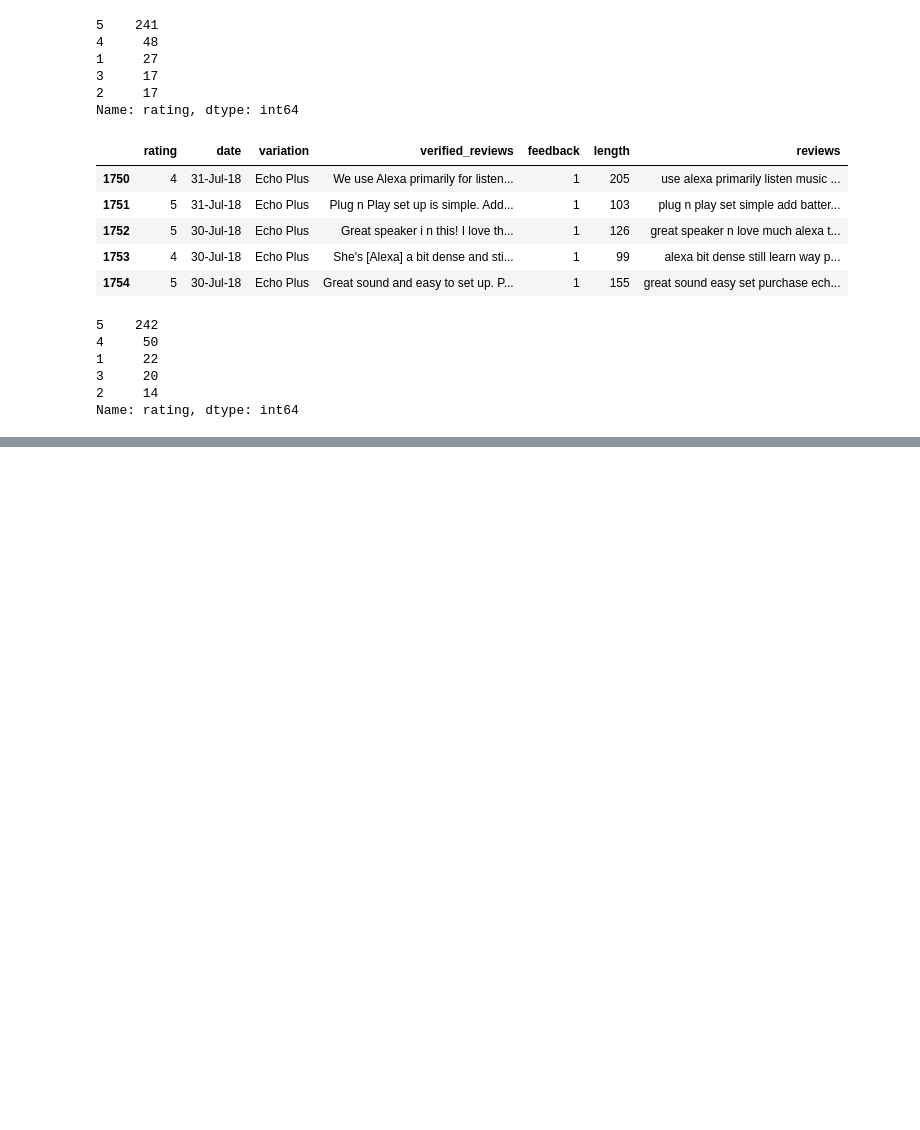
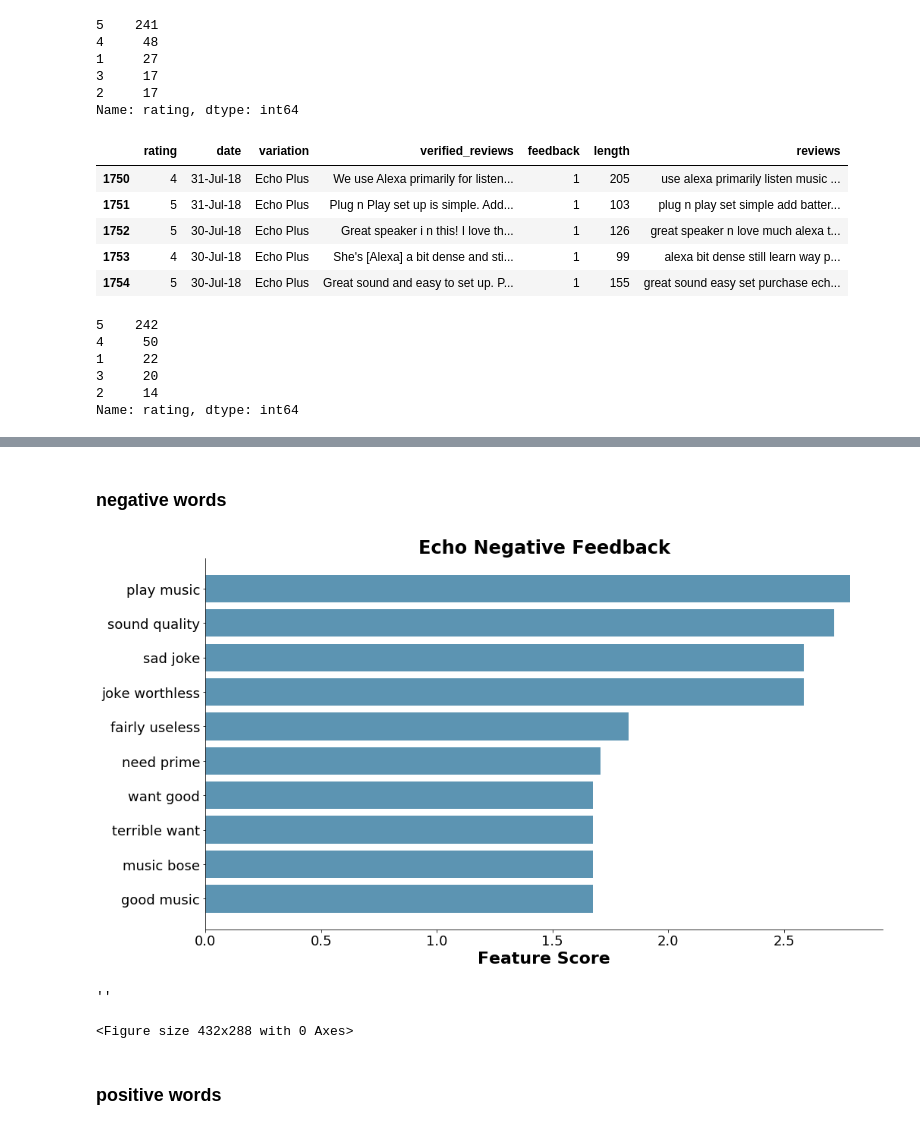
Before and after one commit to kelseyheng/amazon_echo_reviews, a Jupyter notebook: three_battleofthe_echos.ipynb, the cells around one changed output, grey strips where cells are left out. Cells and saved outputs as stored; diff of their text form; code cells hidden in the pictures; blank space fills up the shorter version.

```diff
--- a/three_battleofthe_echos.ipynb
+++ b/three_battleofthe_echos.ipynb
@@ -257,0 +272,46 @@ pickle.dump(plus_df, open("echo_plus.pkl", "wb" ))
+# %%
+neg_alexa = alexa_df[alexa_df['rating']<3]
+pos_alexa = alexa_df[alexa_df['rating']>3]
+# %% [markdown]
+### negative words
+# %%
+tfidf_n = TfidfVectorizer(ngram_range=(2, 2))
+X_tfidf_n = tfidf_n.fit_transform(neg_alexa['reviews'])
+y_n = neg_alexa['rating']
+chi2score_n = chi2(X_tfidf_n, y_n)[0]
+# %%
+scores = list(zip(tfidf_n.get_feature_names(), chi2score_n))
+chi2_n = sorted(scores, key=lambda x:x[1])
+topchi2_n = list(zip(*chi2_n[-10:]))
+x_n=range(len(topchi2_n[1]))
+
+fig, ax = plt.subplots(figsize=(16,9))
+ax.barh(x_n, topchi2_n[1], align='center', alpha=1, color='#5C94B2')
+
+plt.title('Echo Negative Feedback', fontsize=24, weight='bold')
+
+# x-axis
+plt.xlabel("Feature Score", fontsize=22, weight='bold')
+plt.xticks(fontsize=18)
+
+#y-axis
+labels = topchi2_n[0]
+plt.yticks(x_n, labels, fontsize=18)
+
+ax.spines['right'].set_visible(False)
+ax.spines['top'].set_visible(False)
+ax.spines['bottom'].set_visible(True)
+ax.spines['left'].set_visible(True)
+
+fig = plt.gcf()
+plt.show()
+plt.draw()
+
+fig.savefig('alexa_neg.jpg')
+;
+# %% [output]
+[figure, added]
+''
+<Figure size 432x288 with 0 Axes>
+# %% [markdown]
+### positive words
```
Also changed, not shown: parts of 5 cells of this notebook.
